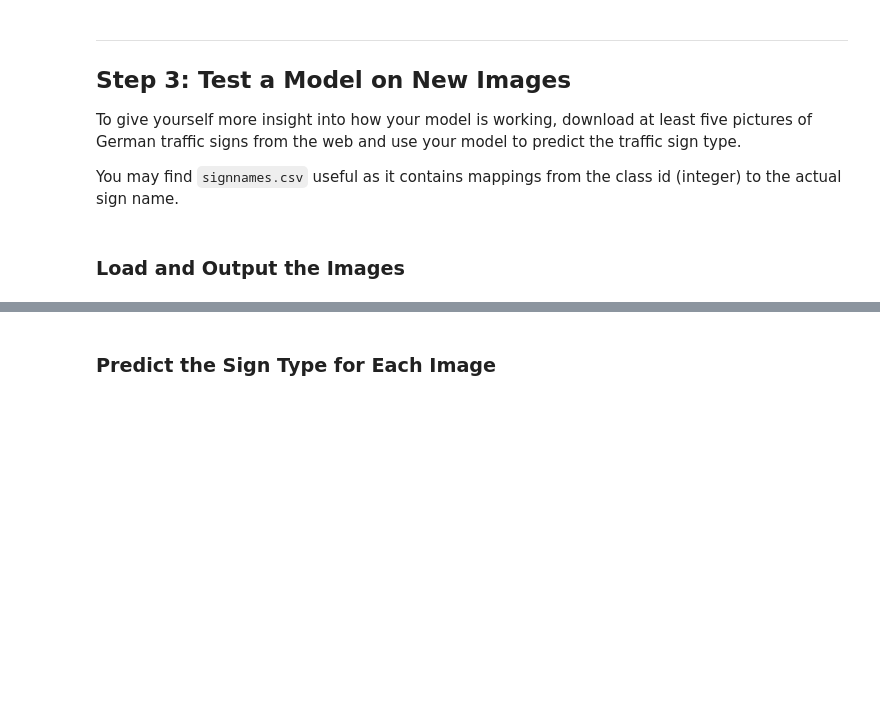
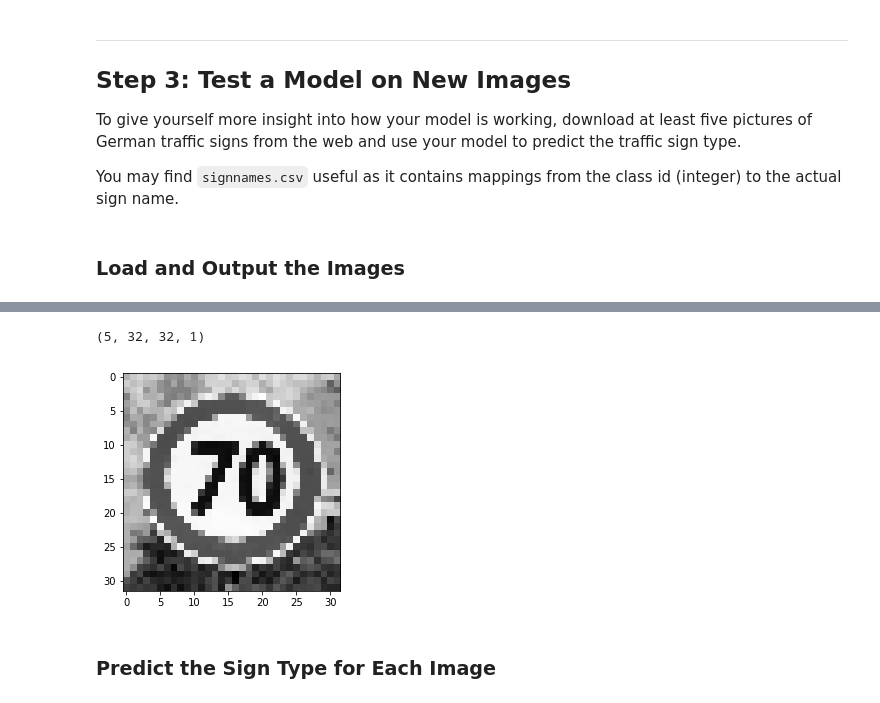
Before and after one commit to qifengzhou/Udacity_SDCND_P2_TrafficSignClassification, a Jupyter notebook: Traffic_Sign_Classifier.ipynb, the cells around one changed output, grey strips where cells are left out. Drawn from its saved outputs; the diff is of its cells as text; code cells hidden in the pictures; blank space fills up the shorter version.

```diff
--- a/Traffic_Sign_Classifier.ipynb
+++ b/Traffic_Sign_Classifier.ipynb
@@ -484,3 +572,15 @@ You may find `signnames.csv` useful as it contains mappings from the class id (i
+# %%
+# Preprocessing the test images
+import numpy as np
+test_data_p = rgbtogray(test_data)
+test_data_p = test_data_p - np.mean(test_data_p)
+print(test_data_p.shape)
+
+plt.imshow(np.squeeze(test_data_p[0]), cmap='gray')
+plt.show()
+# %% [output]
+(5, 32, 32, 1)
+[figure, added]
 # %% [markdown]
 ### Predict the Sign Type for Each Image
 # %%
```
Also changed, not shown: parts of 23 cells of this notebook.
